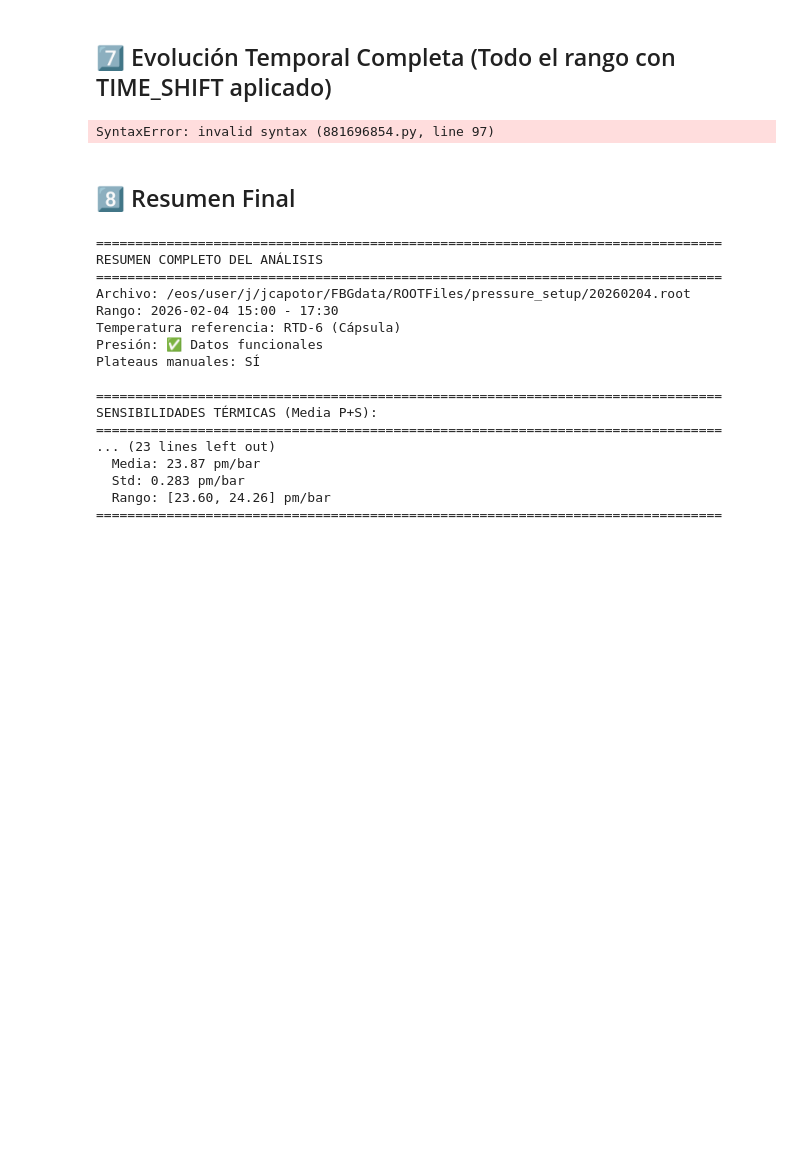
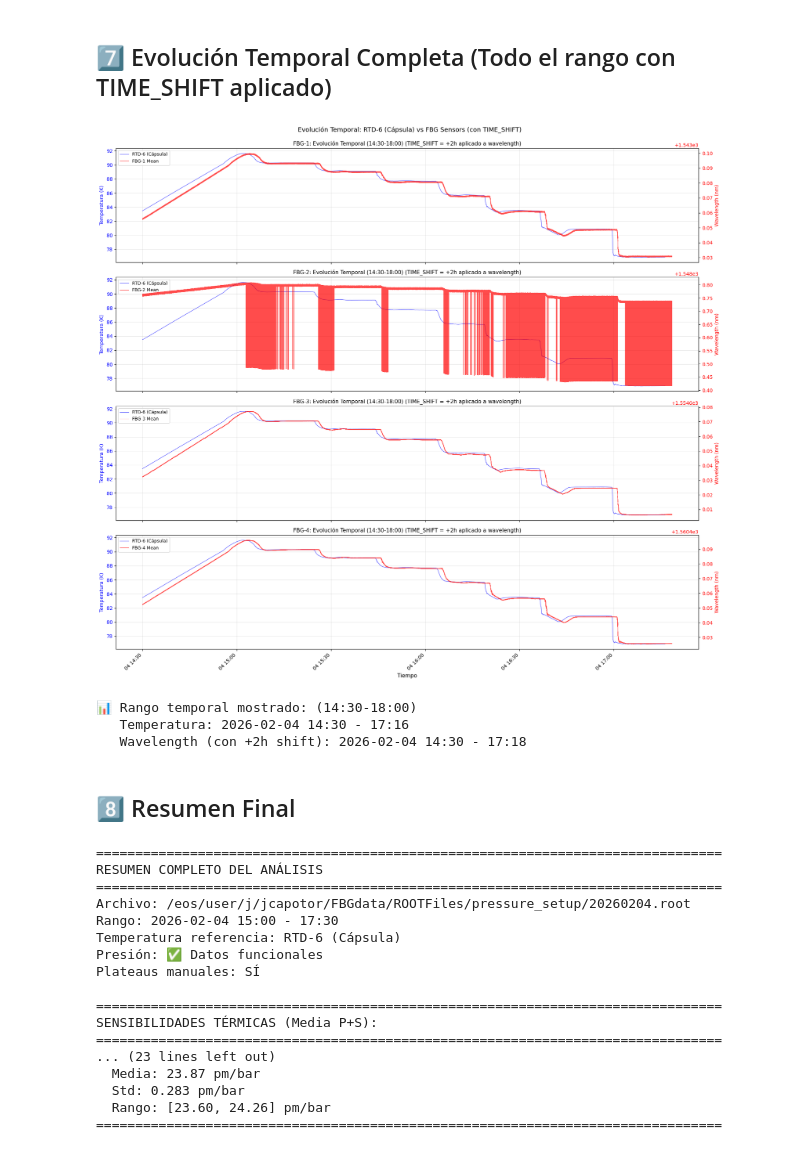
Before and after one commit to garpol/rtd-calibration-ana, a Jupyter notebook: FBG_Sensitivity_Analysis/Analisis_FBG_DW3_T_20260204.ipynb, the cells around one changed output. Saved outputs shown, nothing was run; the diff lists cells and outputs as text; code cells hidden in the pictures; blank space fills up the shorter version.

```diff
--- a/FBG_Sensitivity_Analysis/Analisis_FBG_DW3_T_20260204.ipynb
+++ b/FBG_Sensitivity_Analysis/Analisis_FBG_DW3_T_20260204.ipynb
@@ -1240,39 +1248,42 @@ for idx, sensor_num in enumerate([1, 2, 3, 4][:n_sensors_temporal]):
     # Plot wavelength en eje secundario
     ax2 = ax.twinx()
     ax2.plot(times_p_plot, wav_mean_plot, 'r-', linewidth=0.8, alpha=0.7, label=f'FBG-{sensor_num} Mean')
     ax2.set_ylabel('Wavelength (nm)', fontsize=10, color='r')
     ax2.tick_params(axis='y', labelcolor='r')
 
     # Leyenda combinada
     lines1, labels1 = ax.get_legend_handles_labels()
     lines2, labels2 = ax2.get_legend_handles_labels()
     ax.legend(lines1 + lines2, labels1 + labels2, loc='upper left', fontsize=9)
 
     ax.set_title(f'FBG-{sensor_num}: Evolución Temporal {range_label} (TIME_SHIFT = +{TIME_SHIFT.total_seconds()/3600:.0f}h aplicado a wavelength)',
                  fontsize=11)
 
 # Configurar eje X solo en el último subplot
 axes[-1].set_xlabel('Tiempo', fontsize=11)
 for label in axes[-1].get_xticklabels():
     label.set_rotation(45)
     label.set_ha('right')
 
 plt.suptitle(f'Evolución Temporal: {rtd_ref_name} vs FBG Sensors (con TIME_SHIFT)',
              fontsize=13, y=0.995)
 plt.tight_layout()
 plt.show()
 
 print(f"\n📊 Rango temporal mostrado: {range_label}")
 print(f"   Temperatura: {times_temp_plot[0].strftime('%Y-%m-%d %H:%M')} - {times_temp_plot[-1].strftime('%H:%M')}")
 print(f"   Wavelength (con +{TIME_SHIFT.total_seconds()/3600:.0f}h shift): {times_p_plot[0].strftime('%Y-%m-%d %H:%M')} - {times_p_plot[-1].strftime('%H:%M')}")
 
-print(f"\n💡 Este gráfico muestra el TIME_SHIFT de {TIME_SHIFT.total_seconds()/3600:.0f} horas aplicado a los datos de wavelength")    print(f"\n⚙️  Para filtrar por rango temporal específico: cambia 'use_filtered_range_plot = True'")
-
-print(f"   para alinearlos temporalmente con la temperatura.")else:
-
-if use_filtered_range_plot:    print(f"\n⚙️  Para ver el rango completo: cambia 'use_filtered_range_plot = False'")
+#print(f"\n💡 Este gráfico muestra el TIME_SHIFT de {TIME_SHIFT.total_seconds()/3600:.0f} horas aplicado a los datos de wavelength")
+#print(f"\n⚙️  Para filtrar por rango temporal específico: cambia 'use_filtered_range_plot = True'")
+#print(f"   para alinearlos temporalmente con la temperatura.")
+#else:
+#if use_filtered_range_plot:    print(f"\n⚙️  Para ver el rango completo: cambia 'use_filtered_range_plot = False'")
 # %% [output]
+[figure, added]
-SyntaxError: invalid syntax (881696854.py, line 97)
+📊 Rango temporal mostrado: (14:30-18:00)
+   Temperatura: 2026-02-04 14:30 - 17:16
+   Wavelength (con +2h shift): 2026-02-04 14:30 - 17:18
 # %% [markdown]
 ## 8️⃣ Resumen Final
 # %%
```
Also changed, not shown: parts of 4 cells of this notebook, 4 other files.
